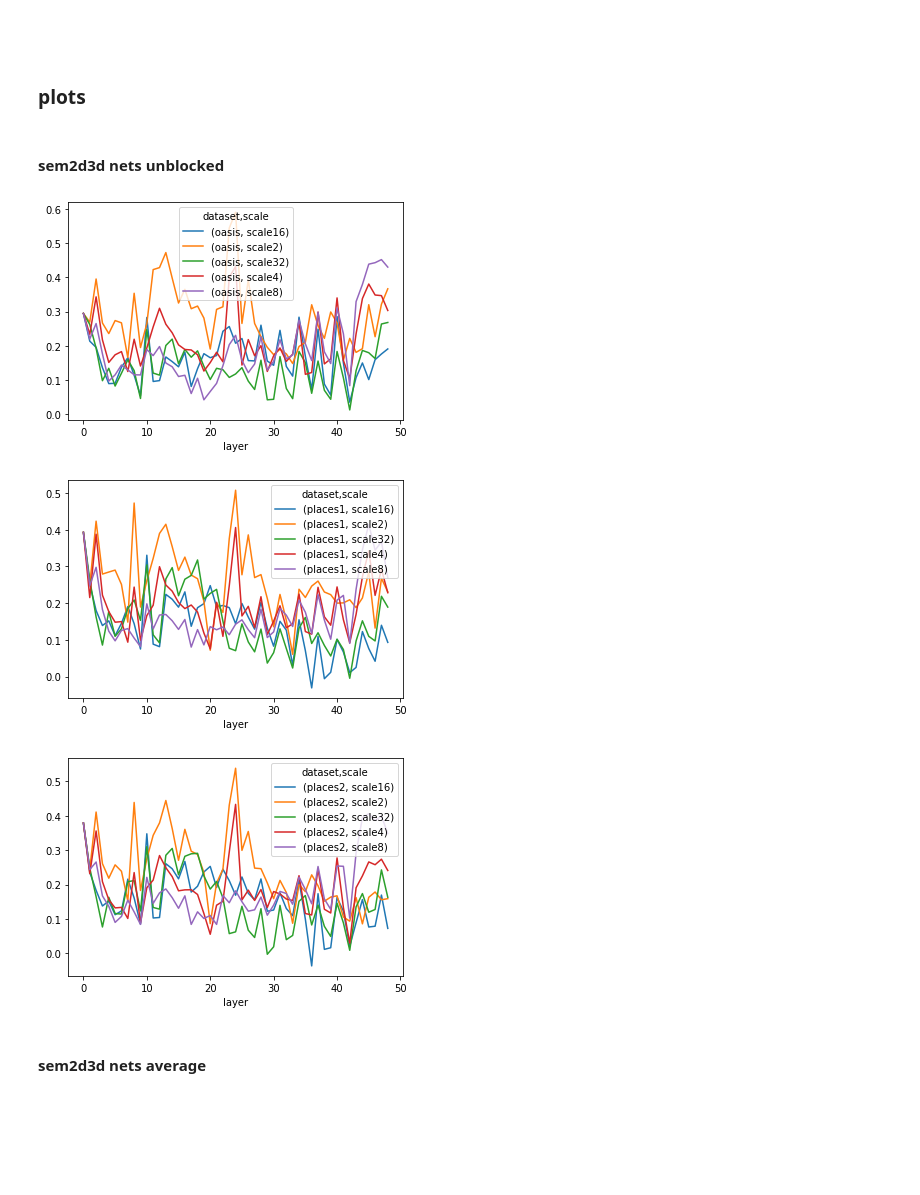
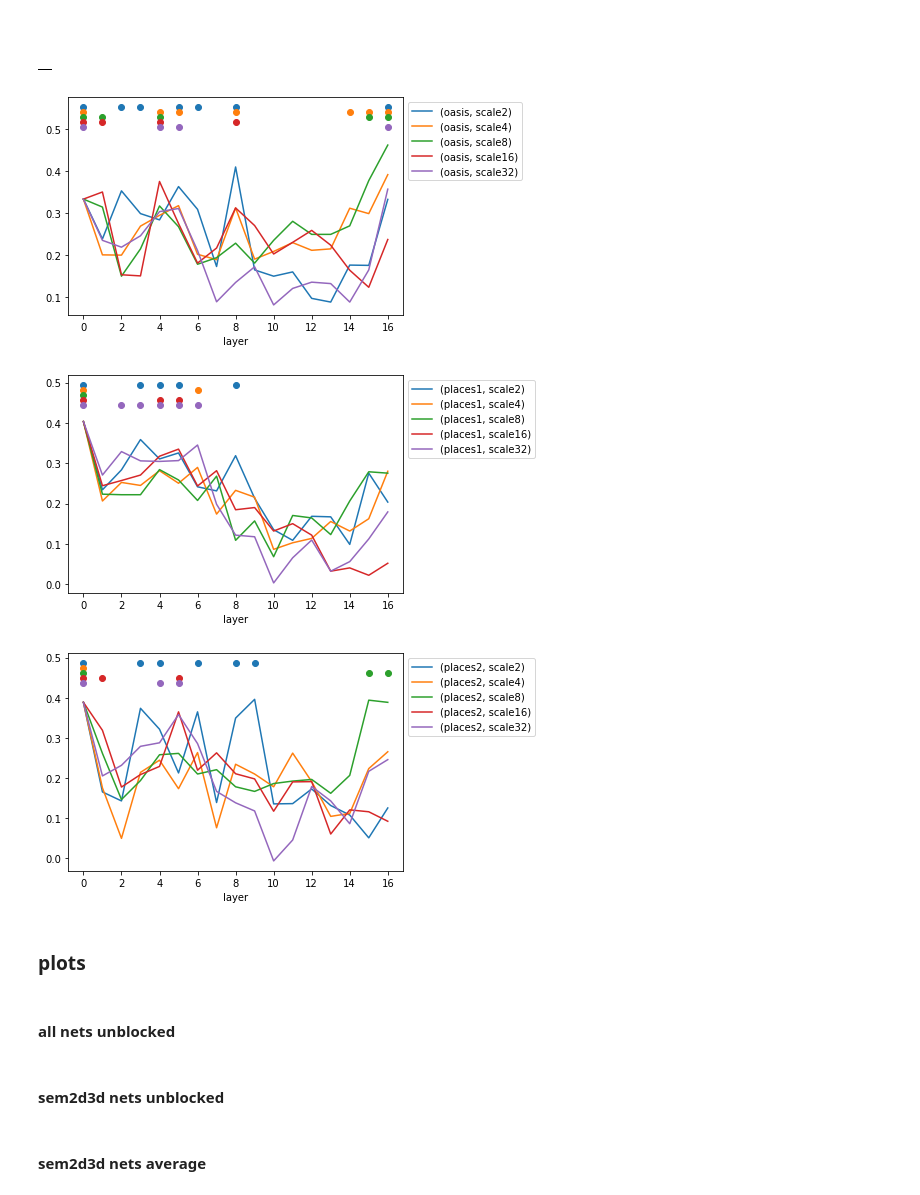
Before and after one commit to toniklenk/analysis-taskonomy, a Jupyter notebook: scripts/factors analysis.ipynb, the cells around one changed output. Drawn from its saved outputs; the diff is of its cells as text; code cells hidden in the pictures; blank space fills up the shorter version.

Commit message:
ran sem2d3d and first rework of 2nd factor

```diff
--- a/scripts/factors analysis.ipynb
+++ b/scripts/factors analysis.ipynb
@@ -94,16 +99,16 @@ dfibc = dfibc.sort_index().loc[(_models, _study, _scale, _layers)]
 # %%
 # load & subselect maxpooled data
 _blocking = "maxpool"
-_layers = slice(6, 14)
+_layers = slice(None)
 
 dfi = load_integration(PATH_INTEGRATION_MAXPOOL)
 dfibc = load_ibcorr(PATH_IBCORR_MAXPOOL)
 
 dfi = dfi.sort_index().loc[(_models, _dataset, _scale, slice(None), _layers)]
-dfi = dfi.droplevel(["dataset", "scale"])
+#dfi = dfi.droplevel(["dataset", "scale"])
 
 dfibc = dfibc.sort_index().loc[(_models, _study, _scale, _layers)]
-dfibc = dfibc.droplevel(["study", "scale"])
+#dfibc = dfibc.droplevel(["study", "scale"])
 
 # dfi_m = load_integration(PATH_INTEGRATION_MAXPOOL)
 # dfibc_m = load_ibcorr(PATH_IBCORR_MAXPOOL)
@@ -180,3 +187,7 @@ map directly to c-types [inferred_type->integer,key->axis1_level0] [items->None]
+# %%
+factor1_rdms = pd.read_hdf(
+    os.path.join(PATH_RESULTS, "sem_2d_3d", "sem2d3d_nets_maxpool.h5"), key="factor1_rdms"
+)
 # %% [markdown]
 #### predictor RDM
 # %%
@@ -214,6 +256,22 @@ for c1, c2 in combinations_with_replacement(_models, 2):
+# %%
+def sem2d3d_plot_modelcorr(d):
+    ax = d.correlation.T.plot()
+
+    alpha = 0.05
+    n_cols = d.correlation.columns.size
+    masks = (d.pvalue < (alpha/n_cols)).T #mcc
+
+
+    for ofs, scale in enumerate(d.index):
+        mask = masks[scale].values
+        x = np.arange(n_cols).reshape(-1, 1)[mask].squeeze()
+        h = np.full(x.shape, d.correlation.max().max()) + 5 * 0.012 - ofs * 0.012 + 0.03
+        ax.scatter(x, h)
+        ax.legend(loc='upper left', bbox_to_anchor=(1, 1))
 # %%
-correlations_with_model = (
-    factor1_rdms.groupby(["layer", "dataset", "scale"])
-    .apply(correlate_rdms, rdm2=predictor_rdm_1)
-    .to_frame()
-)
+correlations_with_model.groupby("dataset").apply(sem2d3d_plot_modelcorr)
+# %% [output]
+|  |
+[figure, added]
+[figure, added]
+[figure, added]
@@ -225,12 +278,14 @@ correlations_with_model = correlations_with_model.assign(
 # %% [markdown]
 ### plots
+# %% [markdown]
+#### all nets unblocked
 # %% [markdown]
 #### sem2d3d nets unblocked
 # %%
-pl = correlations_with_model.unstack("layer").correlation.groupby("dataset").apply(lambda x: x.T.plot())
+pl = (
+    correlations_with_model.unstack("layer")
+    .correlation.groupby("dataset")
+    .apply(lambda x: x.T.plot())
+)
-# %% [output]
-[figure, removed]
-[figure, removed]
-[figure, removed]
 # %% [markdown]
 #### sem2d3d nets average
```
Also changed, not shown: parts of 32 cells of this notebook, 7 other files.
